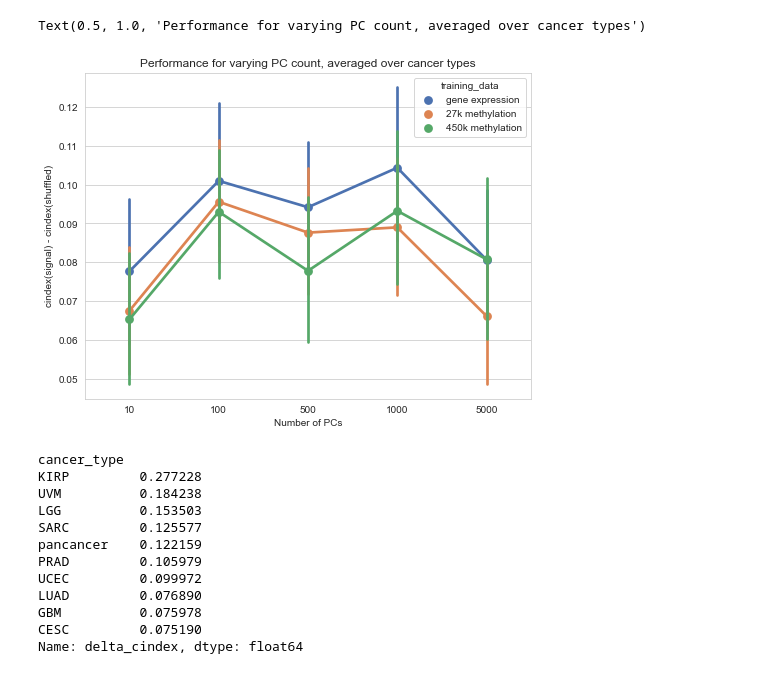
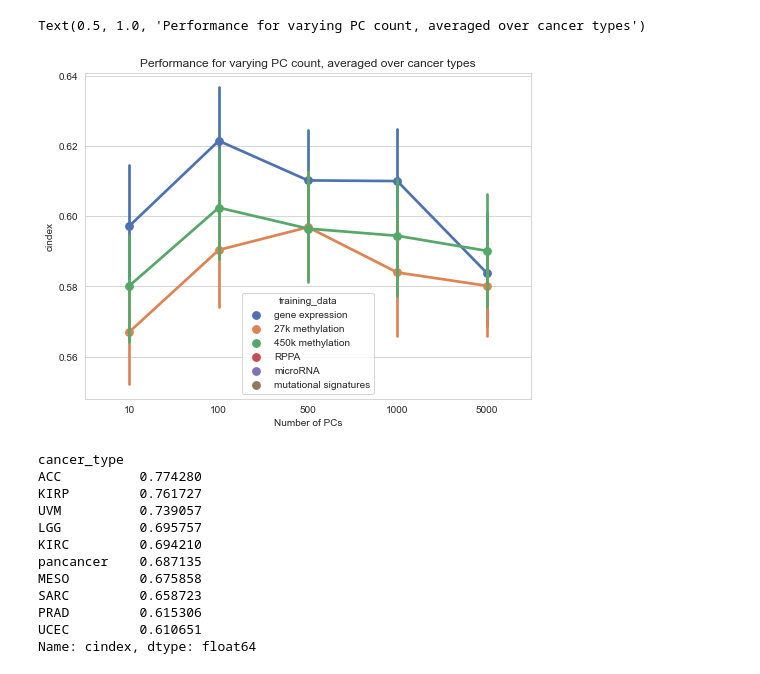
Before and after one commit to greenelab/mpmp, a Jupyter notebook: 06_predict_survival/plot_survival_pc_comparison.ipynb, the cells around one changed output. Drawn from its saved outputs; the diff is of its cells as text; code cells hidden in the pictures.

```diff
--- a/06_predict_survival/plot_survival_pc_comparison.ipynb
+++ b/06_predict_survival/plot_survival_pc_comparison.ipynb
@@ -38,0 +82,11 @@ training_data_map = {
+# %%
+# get baseline predictor results, using non-omics covariates only
+me_baseline_results_dir = Path(cfg.results_dirs['survival'],
+                               'me_baseline',
+                               'results_baseline')
+me_baseline_df = su.load_survival_results(me_baseline_results_dir)
+me_baseline_df.rename(columns={'identifier': 'cancer_type',
+                               'fold_no': 'fold'}, inplace=True)
+print(me_baseline_df.shape)
+print(me_baseline_df.training_data.unique())
+me_baseline_df.head()
@@ -38,0 +190,11 @@ training_data_map = {
+# %%
+# get baseline predictor results, using non-omics covariates only
+all_baseline_results_dir = Path(cfg.results_dirs['survival'],
+                               'all_baseline',
+                               'results_baseline')
+all_baseline_df = su.load_survival_results(all_baseline_results_dir)
+all_baseline_df.rename(columns={'identifier': 'cancer_type',
+                               'fold_no': 'fold'}, inplace=True)
+print(all_baseline_df.shape)
+print(all_baseline_df.training_data.unique())
+all_baseline_df.head()
@@ -41,7 +254,7 @@ me_data_count_df = []
 
 for n_dim in pcs_list:
     # load results into a single dataframe
-    me_pcs_dir = Path(me_results_dir, 'results_{}_pca'.format(n_dim))
+    me_pcs_dir = Path(me_cancer_type_results_dir, 'results_{}_pca'.format(n_dim))
     me_results_df = su.load_survival_results(me_pcs_dir)
     me_results_df.rename(columns={'identifier': 'cancer_type',
                                   'fold_no': 'fold'}, inplace=True)
@@ -124,7 +337,7 @@ all_drop_cancer_types = set()
 
 for n_dim in pcs_list:
     # load results into a single dataframe
-    me_pcs_dir = Path(me_results_dir, 'results_{}_pca'.format(n_dim))
+    me_pcs_dir = Path(me_cancer_type_results_dir, 'results_{}_pca'.format(n_dim))
     me_results_df = su.load_survival_results(me_pcs_dir)
     me_results_df.rename(columns={'identifier': 'cancer_type',
                                   'fold_no': 'fold'}, inplace=True)
@@ -136,14 +349,12 @@ for n_dim in pcs_list:
     problem_df = me_count_df[me_count_df['cindex'] != 16].copy()
     drop_cancer_types = problem_df.index.get_level_values(0).unique().values
 
-    me_all_results_df = au.compare_all_data_types(
-        me_results_df[~me_results_df.cancer_type.isin(drop_cancer_types)],
-        SIG_ALPHA,
-        filter_genes=False,
-        compare_ind=True,
-        identifier='cancer_type',
-        metric='cindex')
-    me_all_results_df.rename(columns={'gene': 'cancer_type'}, inplace=True)
+    me_all_results_df = me_results_df[
+        (me_results_df.data_type == 'test') &
+        (me_results_df.signal == 'signal')
+    ].copy()
+    me_all_results_df.drop(columns=['data_type', 'signal'], inplace=True)
+
     me_all_results_df['n_dim'] = n_dim
     me_performance_df.append(me_all_results_df)
 
@@ -175,33 +386,33 @@ Index(['BLCA', 'BRCA', 'CESC', 'COAD', 'GBM', 'HNSC', 'KIRP', 'LAML', 'LGG',
 # %%
 sns.set({'figure.figsize': (8, 6)})
 sns.set_style('whitegrid')
 
-sns.pointplot(data=me_performance_df, x='n_dim', y='delta_cindex', hue='training_data',
+sns.pointplot(data=me_performance_df, x='n_dim', y='cindex', hue='training_data',
               hue_order=training_data_map.values())
 plt.xlabel('Number of PCs')
-plt.ylabel('cindex(signal) - cindex(shuffled)')
+plt.ylabel('cindex')
 plt.title('Performance for varying PC count, averaged over cancer types')
 # %% [output]
 Text(0.5, 1.0, 'Performance for varying PC count, averaged over cancer types')
-[figure, old version]
+[figure, new version]
 # %%
 cancer_type_avg = (
     me_performance_df[me_performance_df.cancer_type.isin(valid_cancer_types)]
       .groupby('cancer_type')
       .mean()
-).delta_cindex
+).cindex
 cancer_type_avg.sort_values(ascending=False).head(10)
 # %% [output]
 cancer_type
-KIRP         0.277228
-UVM          0.184238
-LGG          0.153503
-SARC         0.125577
-pancancer    0.122159
-PRAD         0.105979
-UCEC         0.099972
-LUAD         0.076890
-GBM          0.075978
-CESC         0.075190
-Name: delta_cindex, dtype: float64
+ACC          0.774280
+KIRP         0.761727
+UVM          0.739057
+LGG          0.695757
+KIRC         0.694210
+pancancer    0.687135
+MESO         0.675858
+SARC         0.658723
+PRAD         0.615306
+UCEC         0.610651
+Name: cindex, dtype: float64
 # %%
```
Also changed, not shown: parts of 32 cells of this notebook.
